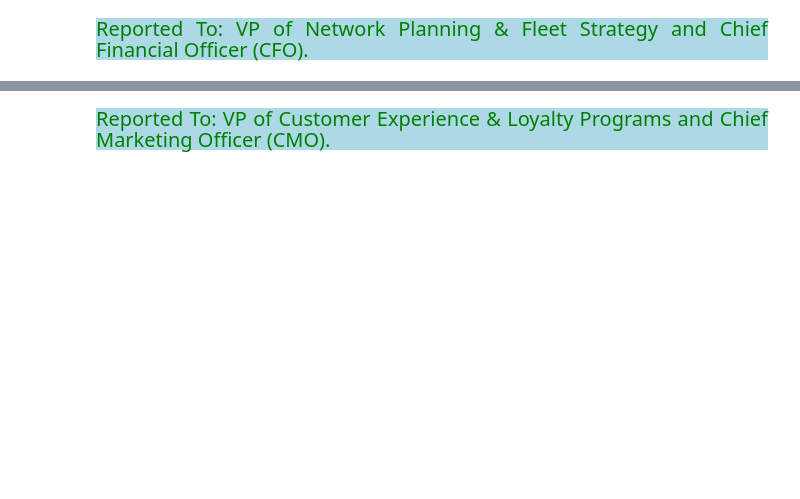
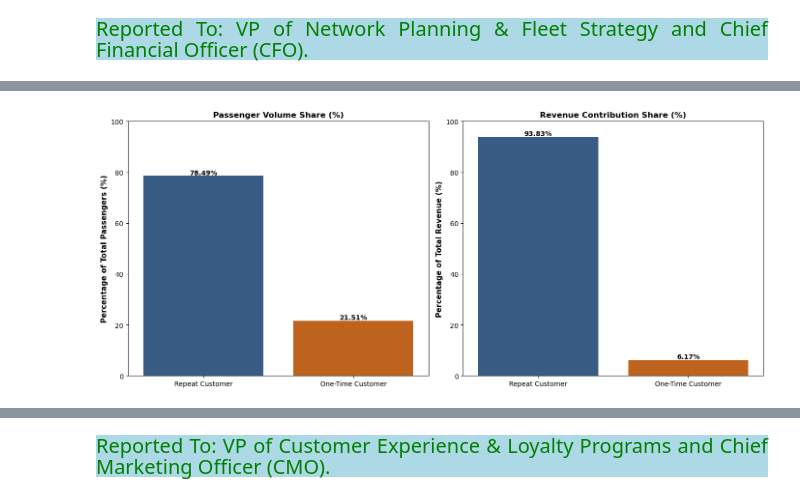
Before and after one commit to Kartika-Nidhi/Airlines_Operation_Analysis_SQL, a Jupyter notebook: AirlinesAnalysisSQl.ipynb, the cells around one changed output, grey strips where cells are left out. Saved outputs shown, nothing was run; the diff lists cells and outputs as text; code cells hidden in the pictures; blank space fills up the shorter version.

Commit message:
Customer Intelligence analysis completed

```diff
--- a/AirlinesAnalysisSQl.ipynb
+++ b/AirlinesAnalysisSQl.ipynb
@@ -805,0 +851,43 @@ Description: Segments passenger transaction logs in tickets and bookings by pass
+# %%
+fig, axes = plt.subplots(1, 2, figsize=(14, 6))
+
+# Plot 1: Passenger Share (%)
+sns.barplot(
+    data=repeat,
+    x='customer_type',
+    y='customer_percentage',
+    hue = 'customer_type',
+    ax=axes[0],
+    palette=['#2b5c8f', '#d95f02']
+)
+axes[0].set_title('Passenger Volume Share (%)', fontsize=12, fontweight='bold')
+axes[0].set_ylabel('Percentage of Total Passengers (%)', fontsize=11, fontweight='bold')
+axes[0].set_xlabel('')
+axes[0].set_ylim(0, 100)
+for p in axes[0].patches:
+    axes[0].annotate(f"{p.get_height():.2f}%",
+                     (p.get_x() + p.get_width() / 2., p.get_height()),
+                     ha='center', va='center', xytext=(0, 5), textcoords='offset points', fontweight='bold')
+
+# Plot 2: Revenue Contribution Share (%)
+sns.barplot(
+    data=repeat,
+    x='customer_type',
+    y='revenue_contribution_pct',
+    hue = 'customer_type',
+    ax=axes[1],
+    palette=['#2b5c8f', '#d95f02']
+)
+axes[1].set_title('Revenue Contribution Share (%)', fontsize=12, fontweight='bold')
+axes[1].set_ylabel('Percentage of Total Revenue (%)', fontsize=11, fontweight='bold')
+axes[1].set_xlabel('')
+axes[1].set_ylim(0, 100)
+for p in axes[1].patches:
+    axes[1].annotate(f"{p.get_height():.2f}%",
+                     (p.get_x() + p.get_width() / 2., p.get_height()),
+                     ha='center', va='center', xytext=(0, 5), textcoords='offset points', fontweight='bold')
+
+plt.tight_layout()
+plt.show()
+# %% [output]
+[figure, added]
```
Also changed, not shown: parts of 7 cells of this notebook.
